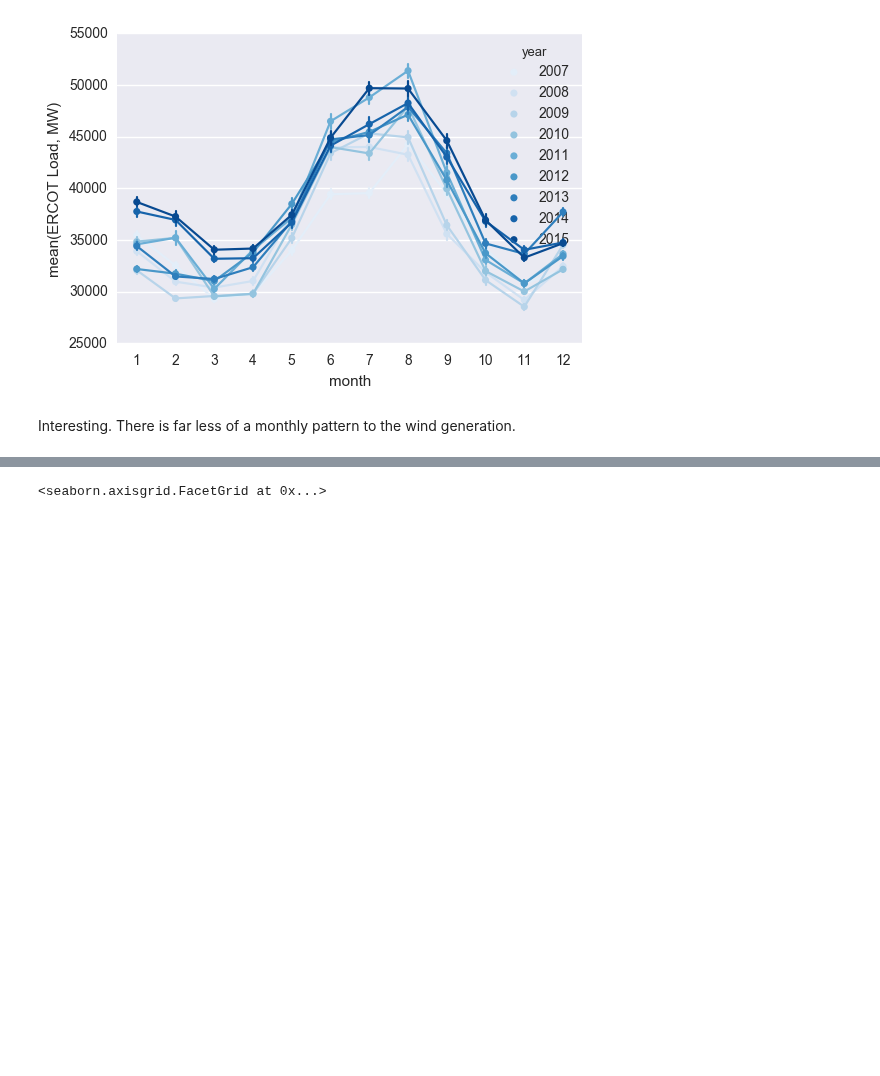
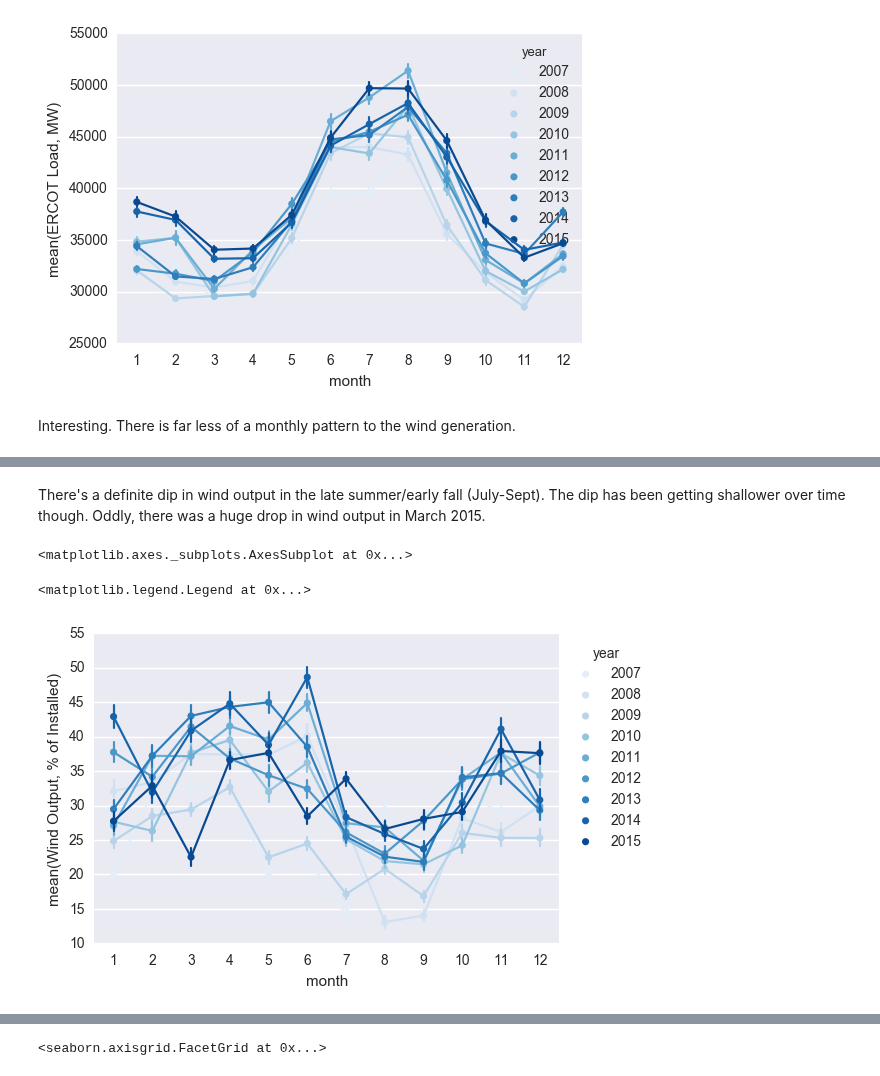
Before and after one commit to gschivley/ERCOT_power, a Jupyter notebook: Exploratory visualization/Exploratory visualizations.ipynb, the cells around one changed output, grey strips where cells are left out. Cells and saved outputs as stored; diff of their text form; code cells hidden in the pictures; blank space fills up the shorter version.

Commit message:
More wind viz

```diff
--- a/Exploratory visualization/Exploratory visualizations.ipynb
+++ b/Exploratory visualization/Exploratory visualizations.ipynb
@@ -80,0 +84,10 @@ plt.tight_layout()
+# %% [markdown]
+There's a definite dip in wind output in the late summer/early fall (July-Sept). The dip has been getting shallower over time though. Oddly, there was a huge drop in wind output in March 2015.
+# %%
+sns.pointplot('month', 'Wind Output, % of Installed', data=ercot, hue='year',
+             palette='Blues', scale=0.5)
+plt.legend(bbox_to_anchor=(1, 1), loc=2, title='year')
+# %% [output]
+<matplotlib.axes._subplots.AxesSubplot at 0x...>
+<matplotlib.legend.Legend at 0x...>
+[figure, added]
```
Also changed, not shown: parts of 6 cells of this notebook.
